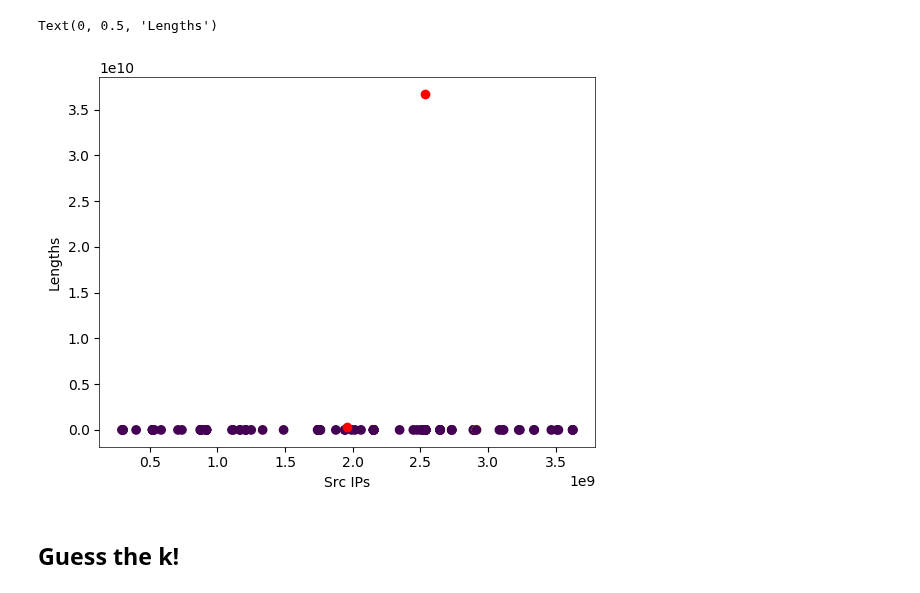
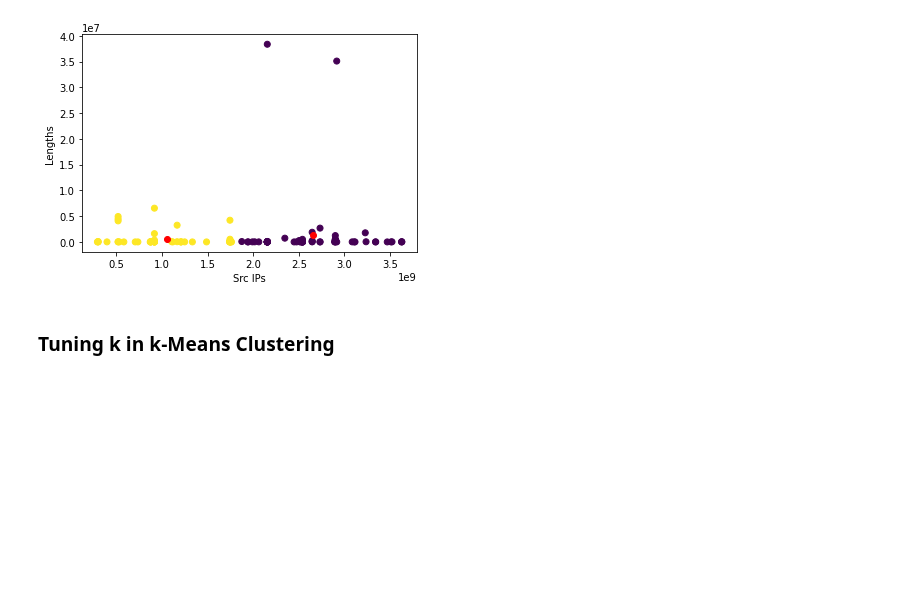
Before and after one commit to noise-lab/ml-networking, a Jupyter notebook: 5-Clustering.ipynb, the cells around one changed output. Cells and saved outputs as stored; diff of their text form; code cells hidden in the pictures; blank space fills up the shorter version.

```diff
--- a/5-Clustering.ipynb
+++ b/5-Clustering.ipynb
@@ -35,5 +44,5 @@ Algorithm:
 # %%
-data = pcap_to_pandas("example_pcaps/ross.pcap")
+data = pcap_to_pandas("example_pcaps/activity.pcap")
 data.head(5)
 # %% [output]
 |  | datetime | dns_query | dns_resp | ip_dst | ip_dst_int | ip_src | ip_src_int | is_dns | length | mac_dst | ... |
@@ -135,9 +119,9 @@ On the Y-axis, we will graph the total # of bytes sent by each IP.
 # %%
 ip_src = data[data["ip_src_int"].notnull()]["ip_src_int"].unique()
 ip_src.sort()
-ip_src_lengths = data[data["ip_src_int"].notnull()].groupby("ip_src_int").sum()["length"]
+ip_src_bytes = data[data["ip_src_int"].notnull()].groupby("ip_src_int").sum()["length"]
 
-plt.scatter(ip_src, ip_src_lengths)
+plt.scatter(ip_src, ip_src_bytes)
 plt.xlabel("Src IPs")
 plt.ylabel("Length")
 plt.show()
@@ -165,18 +147,18 @@ K-Means has a hard time producing a good clustering of the data. Because there a
 A simple modification to produce a better clustering would be to multiply all the lengths by a large constant. This way, the penalty of the outlying two points would be so great that K-means now prefers to choose a centroid near the two senders with large sending amounts.
+# %%
+kmeans = KMeans(n_clusters=2)
+X_scaled = list(zip(ip_src, ip_src_lengths*1000))
+kmeans.fit(X_scaled)
+clusters = kmeans.predict(X_scaled)
 # %%
-kmeans = KMeans(n_clusters=2)
-kmeans_data = list(zip(ip_src, ip_src_lengths*1000))
-kmeans.fit(kmeans_data)
-clusters = kmeans.predict(kmeans_data)
-
-plt.scatter(ip_src, ip_src_lengths, c=clusters)
+plt.scatter(ip_src, ip_src_bytes, c=clusters)
 centers = kmeans.cluster_centers_
 plt.scatter(centers[:, 0], centers[:, 1], color='red')
 plt.xlabel("Src IPs")
 plt.ylabel("Lengths")
+plt.show()
 # %% [output]
-Text(0, 0.5, 'Lengths')
-[figure, old version]
+[figure, new version]
-# %% [markdown]
-## Guess the k!
+# %% [markdown]
+### Tuning k in k-Means Clustering
 # %%
```
Also changed, not shown: parts of 28 cells of this notebook, 1 other file.
